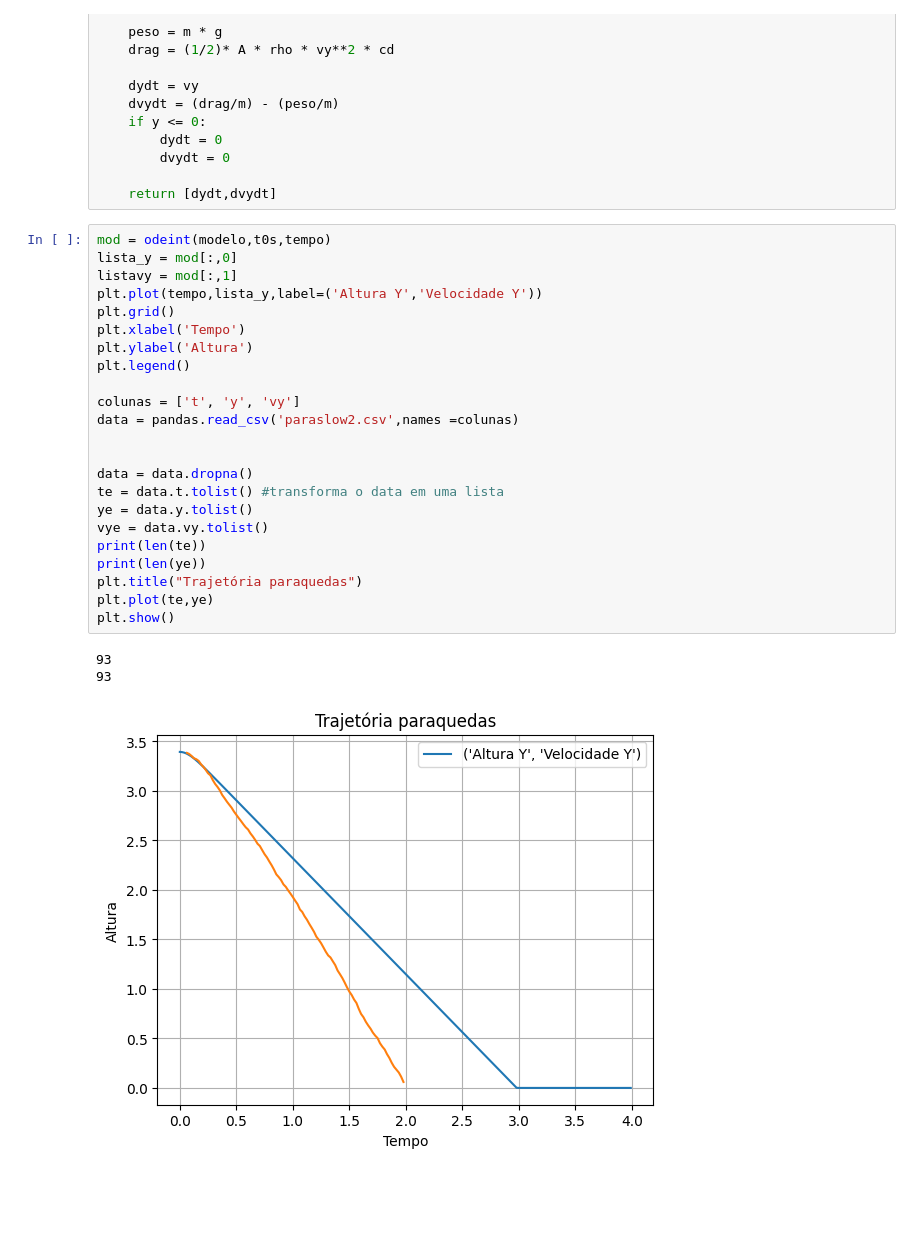
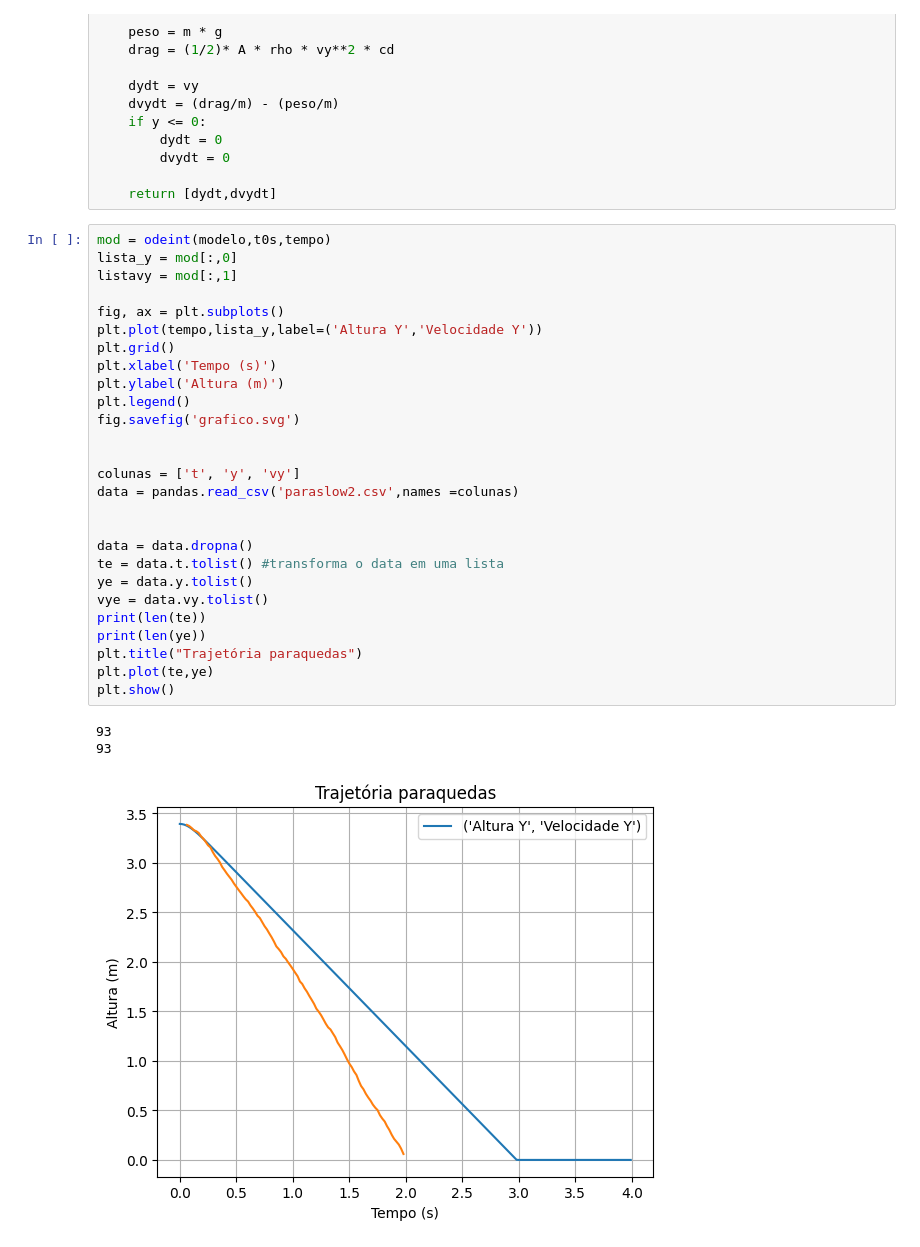
Before and after one commit to YamanduGermano/modsim-projeto3, a Jupyter notebook: projeto3.ipynb, the cells around one changed output. Drawn from its saved outputs; the diff is of its cells as text; blank space fills up the shorter version.

```diff
--- a/projeto3.ipynb
+++ b/projeto3.ipynb
@@ -41,27 +41,31 @@ def modelo(dts,t):
 # %%
 mod = odeint(modelo,t0s,tempo)
 lista_y = mod[:,0]
 listavy = mod[:,1]
+
+fig, ax = plt.subplots()
 plt.plot(tempo,lista_y,label=('Altura Y','Velocidade Y'))
 plt.grid()
-plt.xlabel('Tempo')
-plt.ylabel('Altura')
+plt.xlabel('Tempo (s)')
+plt.ylabel('Altura (m)')
 plt.legend()
+fig.savefig('grafico.svg')
+
 
 colunas = ['t', 'y', 'vy']
 data = pandas.read_csv('paraslow2.csv',names =colunas)
 
 
 data = data.dropna()
 te = data.t.tolist() #transforma o data em uma lista
 ye = data.y.tolist()
 vye = data.vy.tolist()
 print(len(te))
 print(len(ye))
 plt.title("Trajetória paraquedas")
 plt.plot(te,ye)
 plt.show()
 # %% [output]
 93
 93
-[figure, old version]
+[figure, new version]
```
Also changed, not shown: 1 other file.
